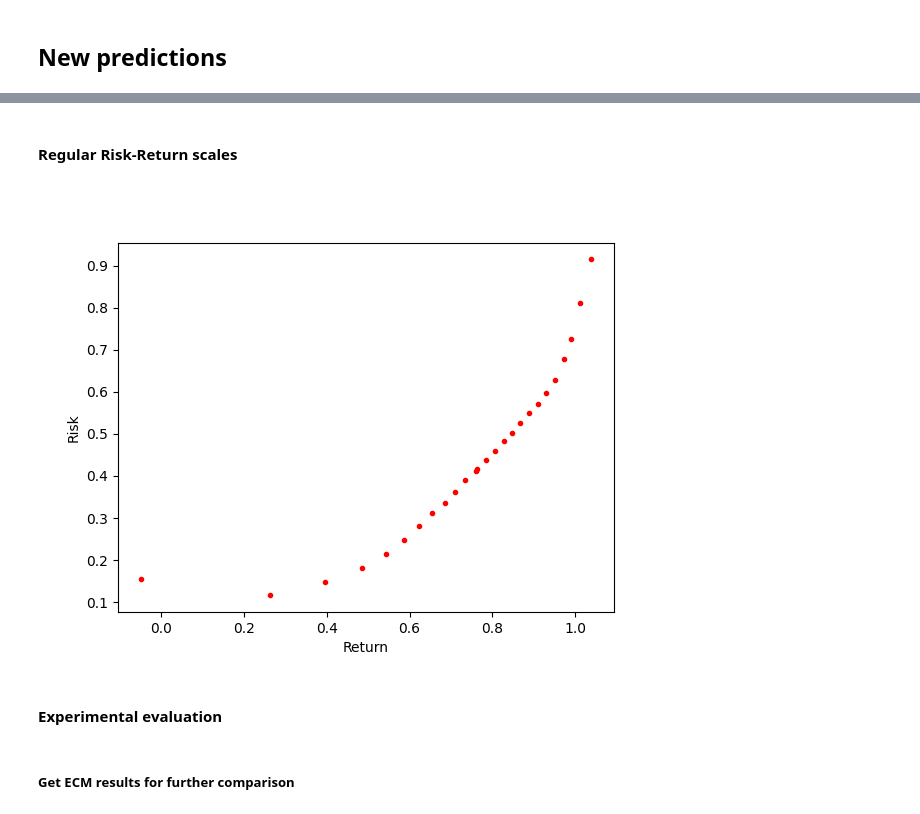
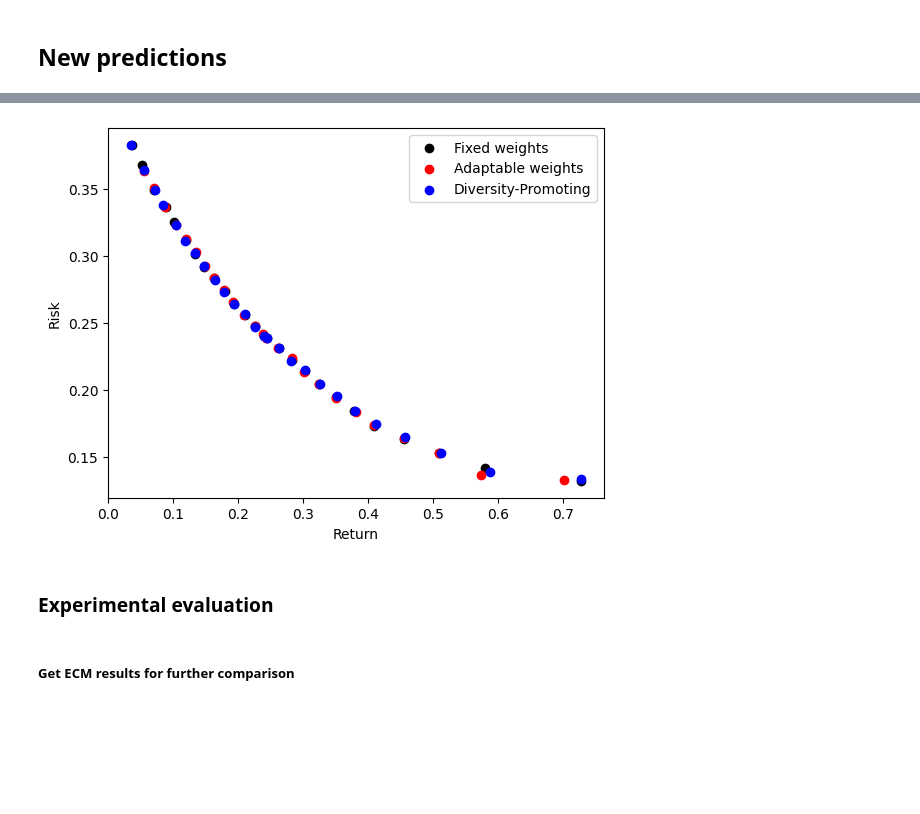
Before and after one commit to alessandro1802/moo, a Jupyter notebook: lab3.ipynb, the cells around one changed output, grey strips where cells are left out. Saved outputs shown, nothing was run; the diff lists cells and outputs as text; code cells hidden in the pictures; blank space fills up the shorter version.

```diff
--- a/lab3.ipynb
+++ b/lab3.ipynb
@@ -13,10 +8,10 @@
 # %%
+import matplotlib.pyplot as plt
 from utils import *
-import matplotlib.pyplot as plt
 
-dataPath = "./data/Bundle2"
+dataPath = "./data/Bundle3"
 stock_data = readData(dataPath)
-stock_data, confidences = getPredictions(stock_data,'stock_data')
+stock_data, confidences = getPredictions(stock_data)
 # %% [markdown]
 ## New predictions
 # %%
@@ -67,7 +56,7 @@ class Line:
     def __hash__(self) -> int:
         return int(1000 * self.a + 1_000_000 * self.b)
 
-class MOEAD_3D():
+class MOEAD_3D_AW():
     def __init__(self,
                  stock_data,
                  risk_matrix,
@@ -93,6 +82,7 @@ class MOEAD_3D():
         self.progress = progress
         self.M = 10_000
         self.feature_weights=np.array([1.0,1.0,1.0])
+
     def initialize_population(self):
         # https://www.cs.cmu.edu/~nasmith/papers/smith+tromble.tr04.pdf
         def generate_random_solution():
@@ -204,6 +194,7 @@ class MOEAD_3D():
         for ind,w in enumerate(self.feature_weights):
             self.feature_weights[ind]=abs(result[ind]+min_distro)+w
         self.feature_weights= (self.feature_weights )/np.sum(self.feature_weights)
+
     def solve(self):
         # {index: solution}
         self.population = self.initialize_population()
@@ -231,8 +222,10 @@ class MOEAD_3D():
             if not self.fixed_weights:
                 self.recalculate_weights()
         return list(self.population.values()), self.population_points
+
     def get_points(self):
         return np.array(list(self.population_points.values()))
+
     def plot_state(self):
         ax = plt.figure().add_subplot(projection = '3d')
         points = np.array(list(self.population_points.values()))
@@ -246,5 +437,5 @@ class MOEAD_3D():
 # %%
-class MOEAD_2D(MOEAD_3D):
+class MOEAD_2D_AW(MOEAD_3D_AW):
     def __init__(self,
                  stock_data,
                  risk_matrix,
@@ -267,6 +458,7 @@ class MOEAD_2D(MOEAD_3D):
                          progress,
                          fixed_weights)
         self.feature_weights=np.array([1.0,1.0])
+
     # Return, Risk
     def calc_point(self, solution_weights) :
 
@@ -327,6 +519,7 @@ class MOEAD_2D(MOEAD_3D):
         stack=[[key, points_distance(self.population_points[key],
                                      self.population_points[i])] for key in self.population_points.keys()]
         return list(np.array(sorted(stack, key = lambda x: x[1]))[:k, 0])
+
     def plot_state(self):
         ax = plt.figure().add_subplot()
         points = np.array(list(self.population_points.values()))
@@ -365,20 +649,19 @@ plt.show()
-# %% [markdown]
-#### Regular Risk-Return scales
-# %%
-x, y = [], []
-for weights_solution in final_population_2d[0]:
-    x.append(sum([float(stock_data[i].increase) * weights_solution[i] for i in range(len(stock_data))]))
-    y.append(np.sqrt(np.sum(np.dot(weights_solution, risk_matrix * weights_solution))))
-
-fig, ax = plt.subplots(1, 1)
-ax.plot(x, y, '.r', zorder=0)
-ax.set_xlabel('Return')
-ax.set_ylabel('Risk')
-plt.show()
-# %% [output]
-[figure, removed]
+# %%
+ax = plt.figure().add_subplot()
+
+ax.scatter(points[:,0], points[:,1] ,c="#000000")
+ax.scatter(points2[:,0], points2[:,1] , c="#ff0000")
+ax.scatter(points3[:,0], points3[:,1] , c="#0000ff")
+
+ax.set_xlabel('Return')
+ax.set_ylabel('Risk')
+plt.legend(["Fixed weights", "Adaptable weights", "Diversity-Promoting"])
+plt.savefig("./plots/comparison3.svg")
+plt.show()
+# %% [output]
+[figure, added]
 # %% [markdown]
-#### Experimental evaluation
+### Experimental evaluation
 # %% [markdown]
 ##### Get ECM results for further comparison
 # %%
```
Also changed, not shown: parts of 19 cells of this notebook, 47 other files.
